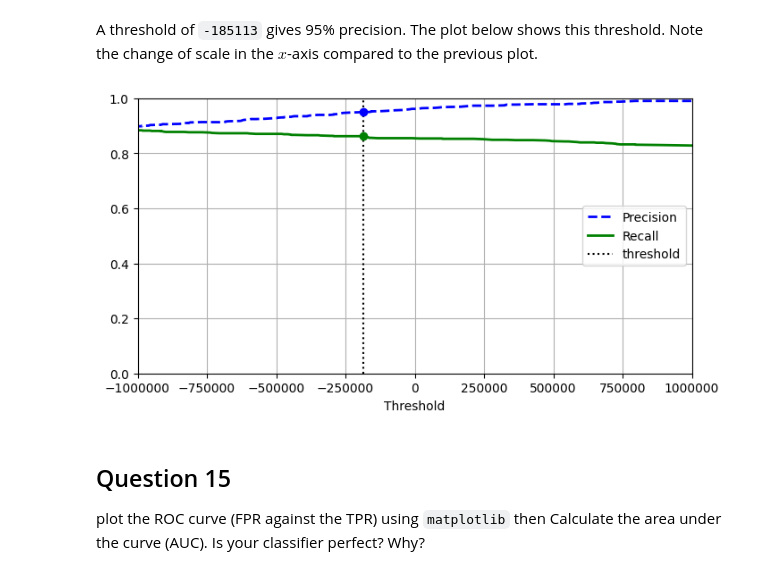
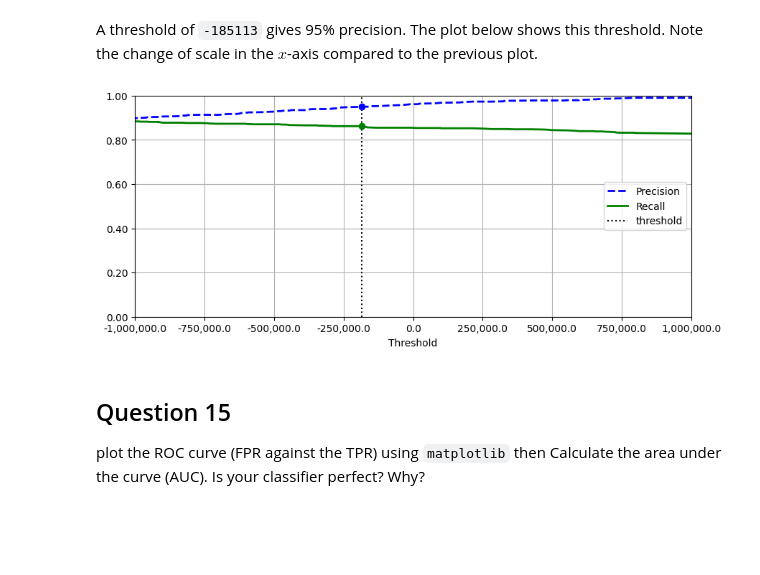
Before and after one commit to RochX/comp486-assignments, a Jupyter notebook: assignment3/assignment3.ipynb, the cells around one changed output. Cells and saved outputs as stored; diff of their text form; code cells hidden in the pictures; blank space fills up the shorter version.

Commit message:
Format x-axis labels

```diff
--- a/assignment3/assignment3.ipynb
+++ b/assignment3/assignment3.ipynb
@@ -384,25 +392,33 @@ A threshold of `-185113` gives 95% precision.
 The plot below shows this threshold.
 Note the change of scale in the $x$-axis compared to the previous plot.
 # %%
-plt.figure(figsize=(8, 4))
+from matplotlib.ticker import FormatStrFormatter, FuncFormatter
+plt.figure(figsize=(10, 4))
 
 # plot data and the threshold that gives us 95% precision
 plt.plot(thresholds, precisions[:-1], "b--", label="Precision", linewidth=2)
 plt.plot(thresholds, recalls[:-1], "g-", label="Recall", linewidth=2)
 plt.vlines(desired_precision_threshold, 0, 1.0, "k", "dotted", label="threshold")
 
 # visual changes
 plt.plot(thresholds[idx_for_threshold_precision], precisions[idx_for_threshold_precision], "bo")
 plt.plot(thresholds[idx_for_threshold_precision], recalls[idx_for_threshold_precision], "go")
 plt.axis([-1000000, 1000000, 0, 1])
 plt.ticklabel_format(style='plain')
+
+# get current axis
+ax = plt.gca()
+ax.set_xlabel('Threshold')
+ax.xaxis.set_major_formatter(FuncFormatter(lambda x, p: '{:,}'.format(x))) # thousands comma seperator on x-axis
+ax.yaxis.set_major_formatter(FormatStrFormatter('%.2f')) # set two decimal points on y-axis
+
 plt.grid()
-plt.xlabel("Threshold")
+# plt.xlabel("Threshold")
 plt.legend(loc="center right")
 
 plt.show()
 # %% [output]
-[figure, old version]
+[figure, new version]
 # %% [markdown]
 ## Question 15
 plot the ROC curve (FPR against the TPR) using `matplotlib` then Calculate the area under the curve (AUC). Is your classifier perfect? Why?
```
Also changed, not shown: parts of 2 cells of this notebook.
